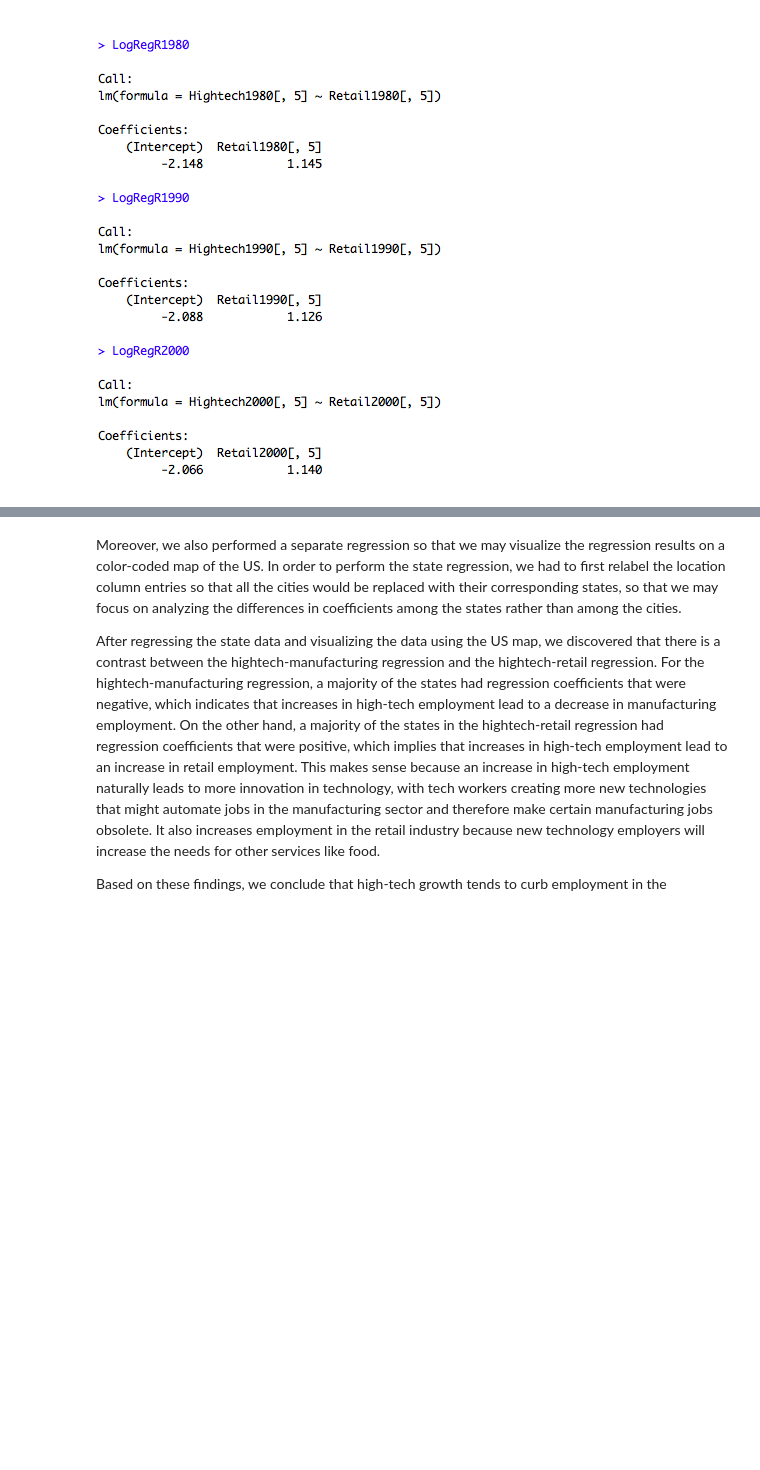
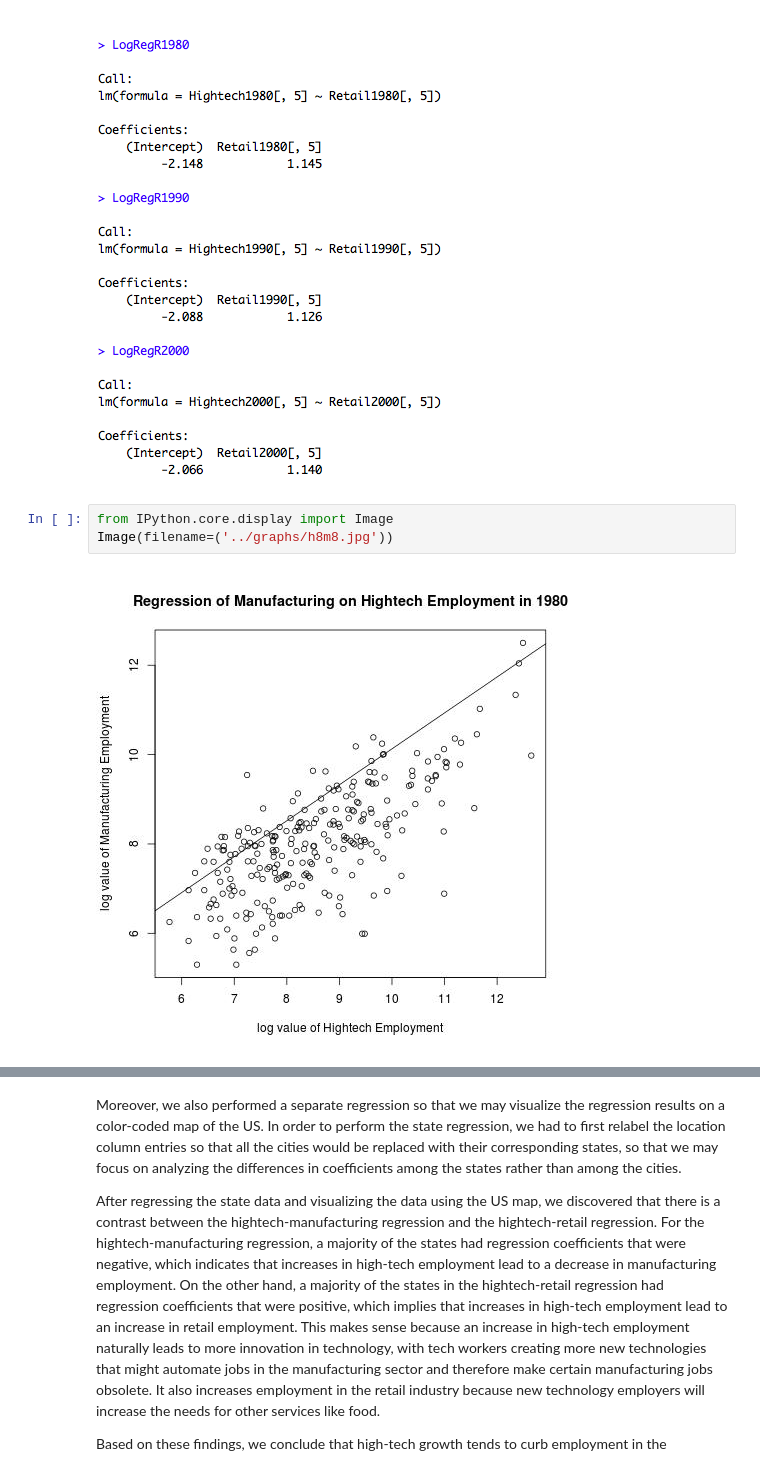
Before and after one commit to cynthiawu/data-analysis-template, a Jupyter notebook: notebooks/NB4_project_report.ipynb, the cells around one changed output, grey strips where cells are left out. Saved outputs shown, nothing was run; the diff lists cells and outputs as text; blank space fills up the shorter version.

```diff
--- a/notebooks/NB4_project_report.ipynb
+++ b/notebooks/NB4_project_report.ipynb
@@ -45,3 +45,8 @@ from IPython.core.display import Image
 Image(filename=('../graphs/LogRegR_summ.png'))
 # %% [output]
 [figure]
+# %%
+from IPython.core.display import Image
+Image(filename=('../graphs/h8m8.jpg'))
+# %% [output]
+[figure, added]
```
Also changed, not shown: parts of 5 cells of this notebook.
